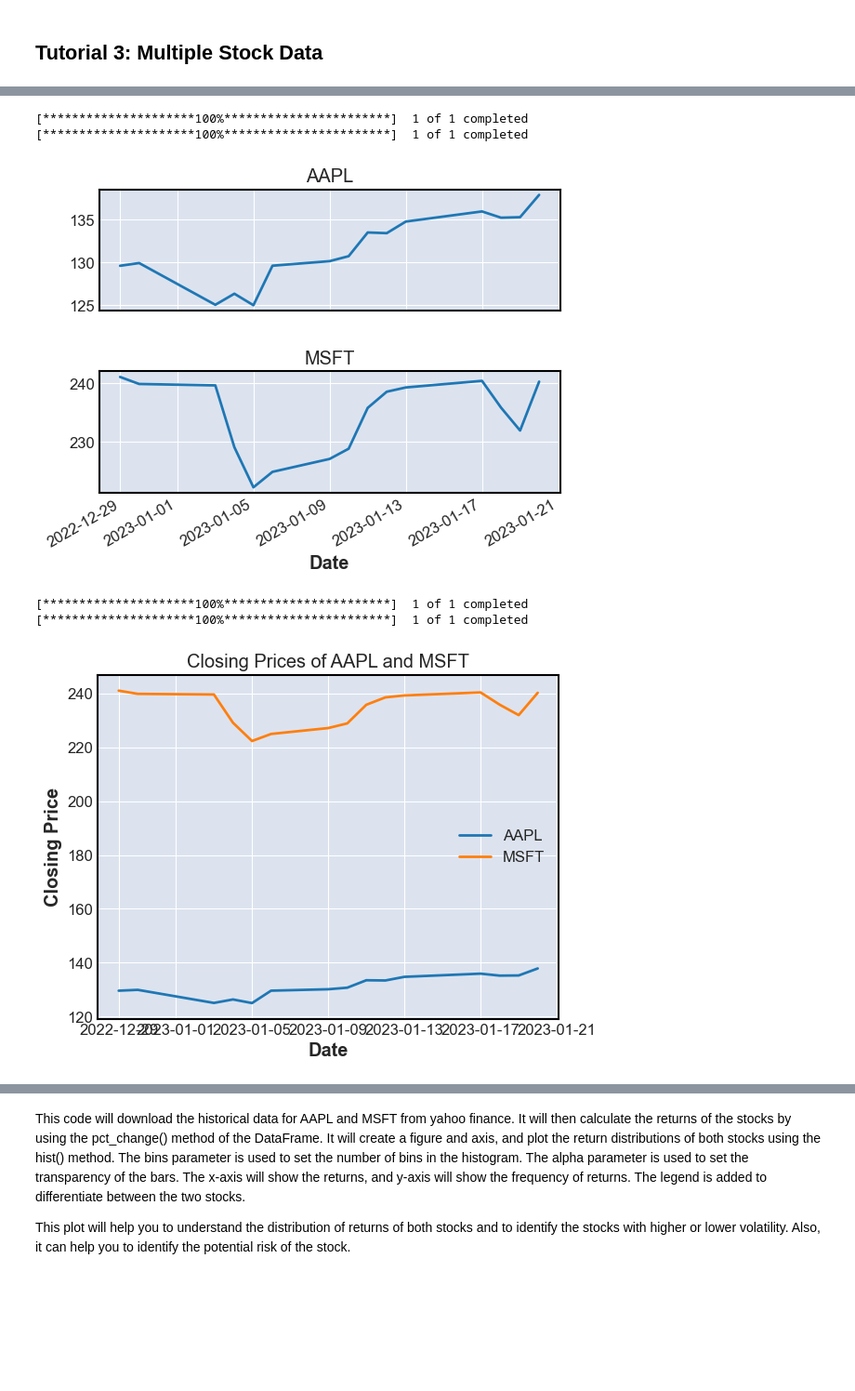
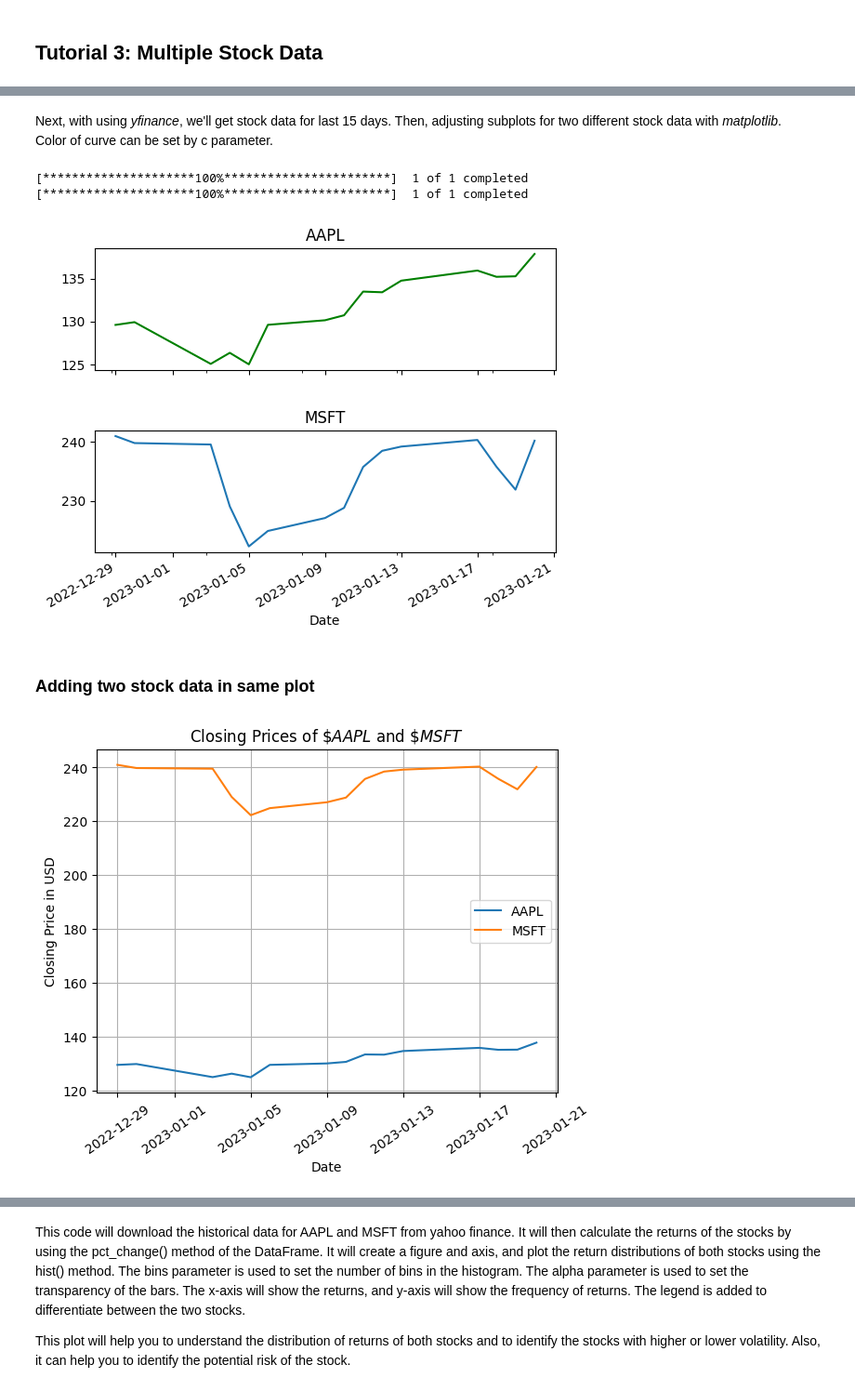
Before and after one commit to bilalonur/financial-visualization, a Jupyter notebook: finance-visualization.ipynb, the cells around one changed output, grey strips where cells are left out. Shown at 93% size. Drawn from its saved outputs; the diff is of its cells as text; code cells hidden in the pictures; blank space fills up the shorter version.

Commit message:
Update finance-visualization.ipynb
Update for first part of tutorial 3

```diff
--- a/finance-visualization.ipynb
+++ b/finance-visualization.ipynb
@@ -344,57 +350,51 @@ mpf.plot(stock_data, type='ohlc', savefig=dict(fname='figs/mpfPlot.jpg',dpi=100,
+# %% [markdown]
+Next, with using <i>yfinance</i>, we'll get stock data for last 15 days. Then, adjusting subplots for two different stock data with <i>matplotlib</i>.<br/> Color of curve can be set by c parameter.
 # %%
-import yfinance as yf
-import mplfinance as mpf
-import matplotlib.pyplot as plt
-
-# Download historical stock data for AAPL and MSFT
+# Download stock data for specific stock symbols
 aapl = yf.download("AAPL", period="15d")
 msft = yf.download("MSFT", period="15d")
 
-# create subplots
+# Creating subplots
 fig, ax = plt.subplots(2, sharex=True)
 
-# plot data
-aapl['Close'].plot(ax=ax[0], title='AAPL')
+# Plotting data
+aapl['Close'].plot(ax=ax[0], title='AAPL', c='g')
 msft['Close'].plot(ax=ax[1], title='MSFT')
 
-# adjust the layout
+# Adjusting the layout
 plt.subplots_adjust(hspace=0.5)
 
-# show the plot
+# Showing plot
 plt.show()
 # %% [output]
 [*********************100%***********************]  1 of 1 completed
 [*********************100%***********************]  1 of 1 completed
-[figure, old version]
+[figure, new version]
+# %% [markdown]
+<h3>Adding two stock data in same plot</h3>
 # %%
-import yfinance as yf
-import matplotlib.pyplot as plt
-
-# Download historical stock data for AAPL and MSFT
-aapl = yf.download("AAPL", period="15d")
-msft = yf.download("MSFT", period="15d")
-
-# create a figure and axis
+# Creating a figure and axis
 fig, ax = plt.subplots()
 
-# plot data
+# Plotting data
 ax.plot(aapl.index, aapl['Close'], label='AAPL')
 ax.plot(msft.index, msft['Close'], label='MSFT')
 
-# add grid lines
+# Grid option
 ax.grid(True)
 
-# add legend
+# Adding legend
 ax.legend()
 
-# add title and axis labels
-ax.set_title('Closing Prices of AAPL and MSFT')
+# Adding title and axis labels
+ax.set_title('Closing Prices of $\$AAPL$ and $\$MSFT$')  # Normally $ for italic, \$ for '$' symbol before stock name
 ax.set_xlabel('Date')
-ax.set_ylabel('Closing Price')
+ax.set_ylabel('Closing Price in USD')
 
-# show the plot
+# Preventing overlap problems for labels in x-axis (Rotation by 35 degrees)
+plt.xticks(rotation=35)
+
+# Showing plot
 plt.show()
 # %% [output]
-[*********************100%***********************]  1 of 1 completed
-[*********************100%***********************]  1 of 1 completed
-[figure, old version]
+[figure, new version]
```
Also changed, not shown: parts of 4 cells of this notebook.
